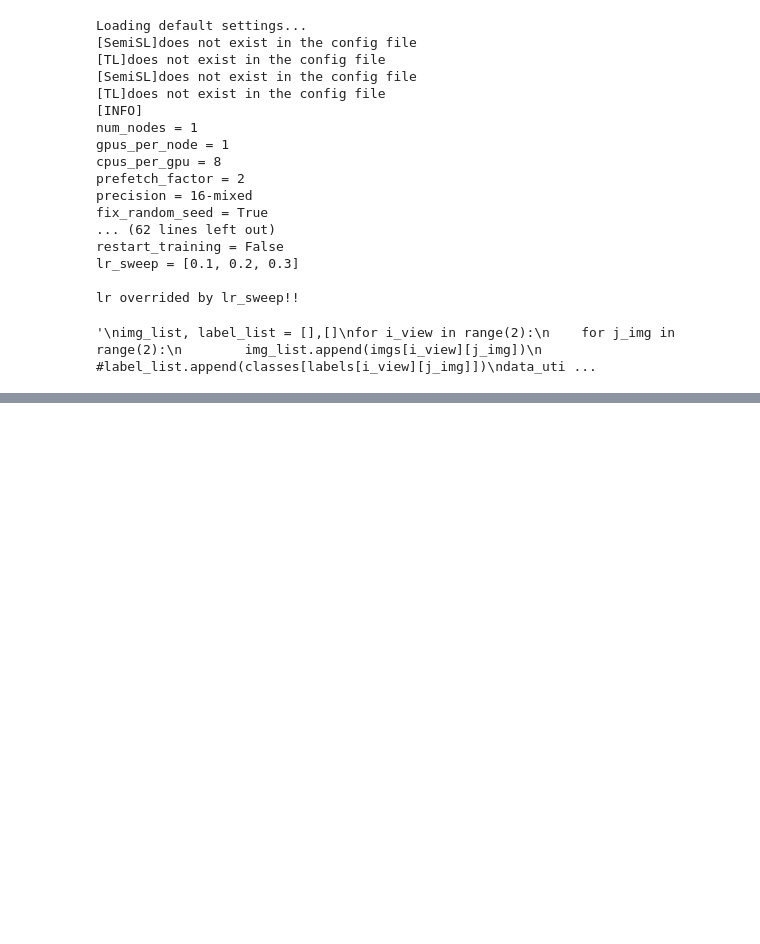
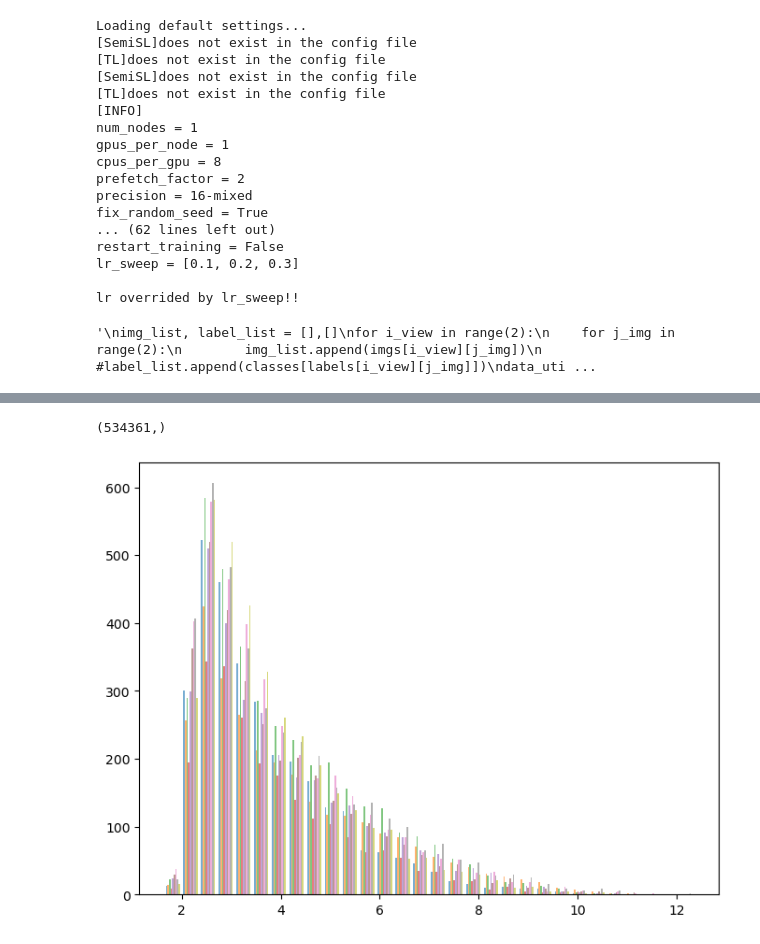
Before and after one commit to guanming-zhang/clamp, a Jupyter notebook: scripts/manifold_metic.ipynb, the cells around one changed output, grey strips where cells are left out. Saved outputs shown, nothing was run; the diff lists cells and outputs as text; code cells hidden in the pictures; blank space fills up the shorter version.

```diff
--- a/scripts/manifold_metic.ipynb
+++ b/scripts/manifold_metic.ipynb
@@ -147,2 +126,2 @@ def sample_manifolds(backbone,test_dataset):
 # %%
-center_vecs,cov_mats,all_labels = sample_submanifolds(backbone,test_dataset,count=1)
+center_vecs,eigen_vecs,traces,all_labels = sample_submanifolds(backbone,test_dataset,count=400)
@@ -236,0 +128,5 @@ tensor([-0.0235,  0.0080, -0.0051,  ..., -0.0314,  0.0061,  0.0122])
+# %%
+center_vecs -= torch.mean(center_vecs,dim=0)
+dist_matrix = analysis_utils.get_dist(center_vecs)
+eigen_sim = analysis_utils.get_cosine_sim(eigen_vecs)
+centroid_sim = analysis_utils.get_cosine_sim(center_vecs)
@@ -236,0 +135,5 @@ tensor([-0.0235,  0.0080, -0.0051,  ..., -0.0314,  0.0061,  0.0122])
+# %%
+def inner_pairs(indices):
+    print(len(indices))
+    unique_pairs = [[indices[i], indices[j]] for i in range(len(indices)) for j in range(i+1, len(indices))]
+    return np.array(unique_pairs)
@@ -236,0 +144,11 @@ tensor([-0.0235,  0.0080, -0.0051,  ..., -0.0314,  0.0061,  0.0122])
+# %%
+class_indices = [np.where(all_labels==i)[0] for i in range(9)]
+inner_dist = []
+inter_dist = []
+for indices in class_indices:
+    pair = inner_pairs(indices)
+    inner_dist.append(dist_matrix[pair[:,0],pair[:,1]])
+for i in range(len(class_indices)):
+    for j in range(len(class_indices)):
+        pair = cross_pairs(class_indices[i],class_indices[j])
+        inter_dist.append(dist_matrix[pair[:,0],pair[:,1]])
@@ -236,0 +165,10 @@ tensor([-0.0235,  0.0080, -0.0051,  ..., -0.0314,  0.0061,  0.0122])
+# %%
+np.concatenate(inter_dist,axis=0).shape
+# %% [output]
+(534361,)
+# %%
+plt.figure(figsize=(8, 6))
+plt.hist(inner_dist, bins=30, alpha=0.6, label='Dataset 1')
+plt.show()
+# %% [output]
+[figure, added]
```
Also changed, not shown: parts of 16 cells of this notebook, 1 other file.
